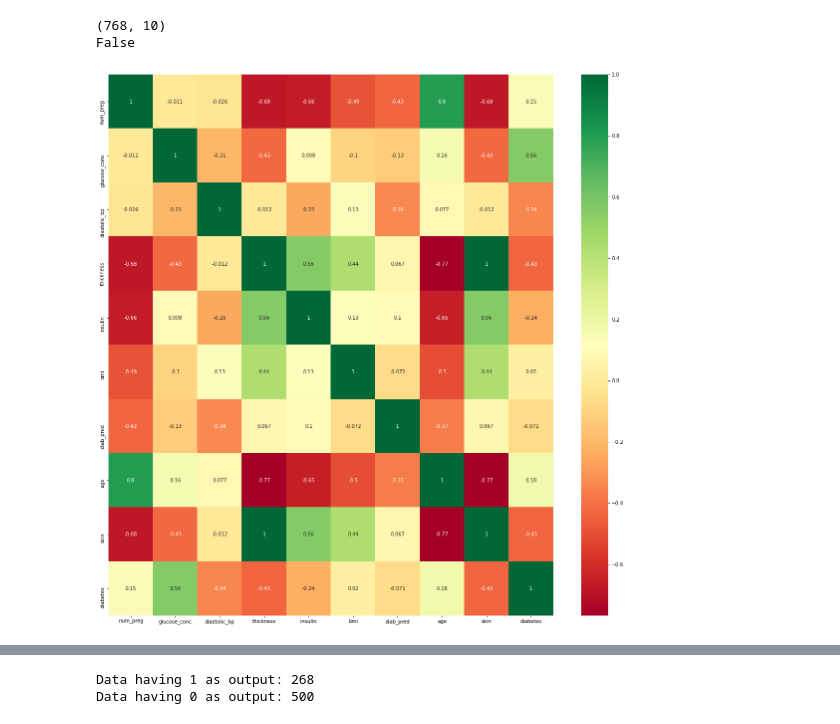
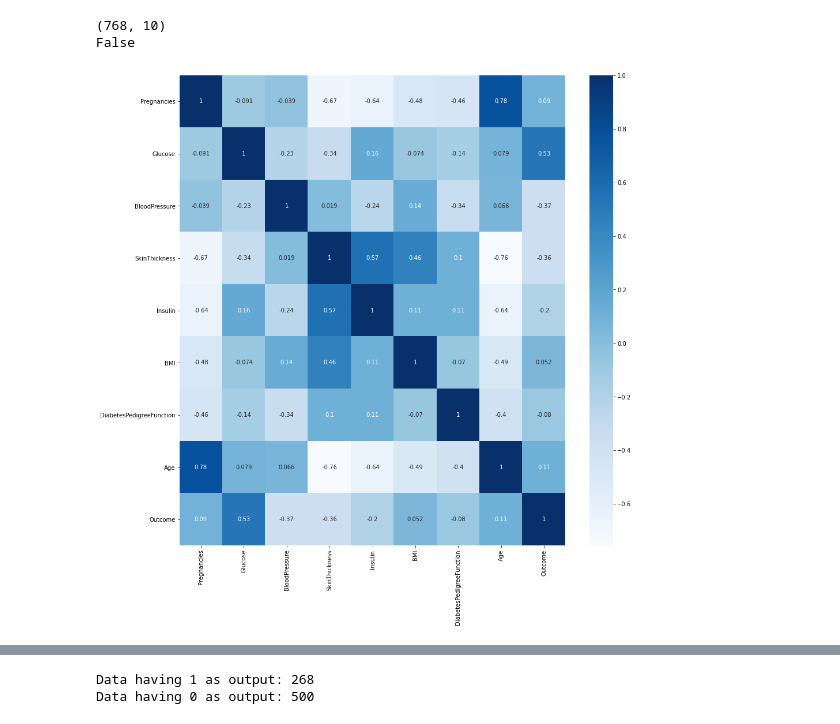
Before and after one commit to theartificialguy/Major-Project-All-in-one-Medical-Solution, a Jupyter notebook: Diabetes/diabetes_prediction.ipynb, the cells around one changed output, grey strips where cells are left out. Drawn from its saved outputs; the diff is of its cells as text; code cells hidden in the pictures.

```diff
--- a/Diabetes/diabetes_prediction.ipynb
+++ b/Diabetes/diabetes_prediction.ipynb
@@ -21,7 +21,7 @@ warnings.filterwarnings("ignore")
 # %%
 pd.set_option('display.max_columns', None)
 
-df = pd.read_csv("/content/pima-data.csv")
+df = pd.read_csv("/content/diabetes.csv")
 
 df.head()
 # %% [output]
@@ -45,10 +45,10 @@ False
 # %%
 # correlation
 corr_mat = df.corr()
 top_corr_features = corr_mat.index
-plt.figure(figsize=(20, 20))
-g = sns.heatmap(corr_mat[top_corr_features].corr(), annot=True, cmap="RdYlGn")
+plt.figure(figsize=(15, 15))
+g = sns.heatmap(corr_mat[top_corr_features].corr(), annot=True, cmap="Blues")
 # %% [output]
-[figure, old version]
+[figure, new version]
 # %%
 # converting output label i.e. df[diabetes] from boolean to int.
```
Also changed, not shown: parts of 20 cells of this notebook, 3 other files.
